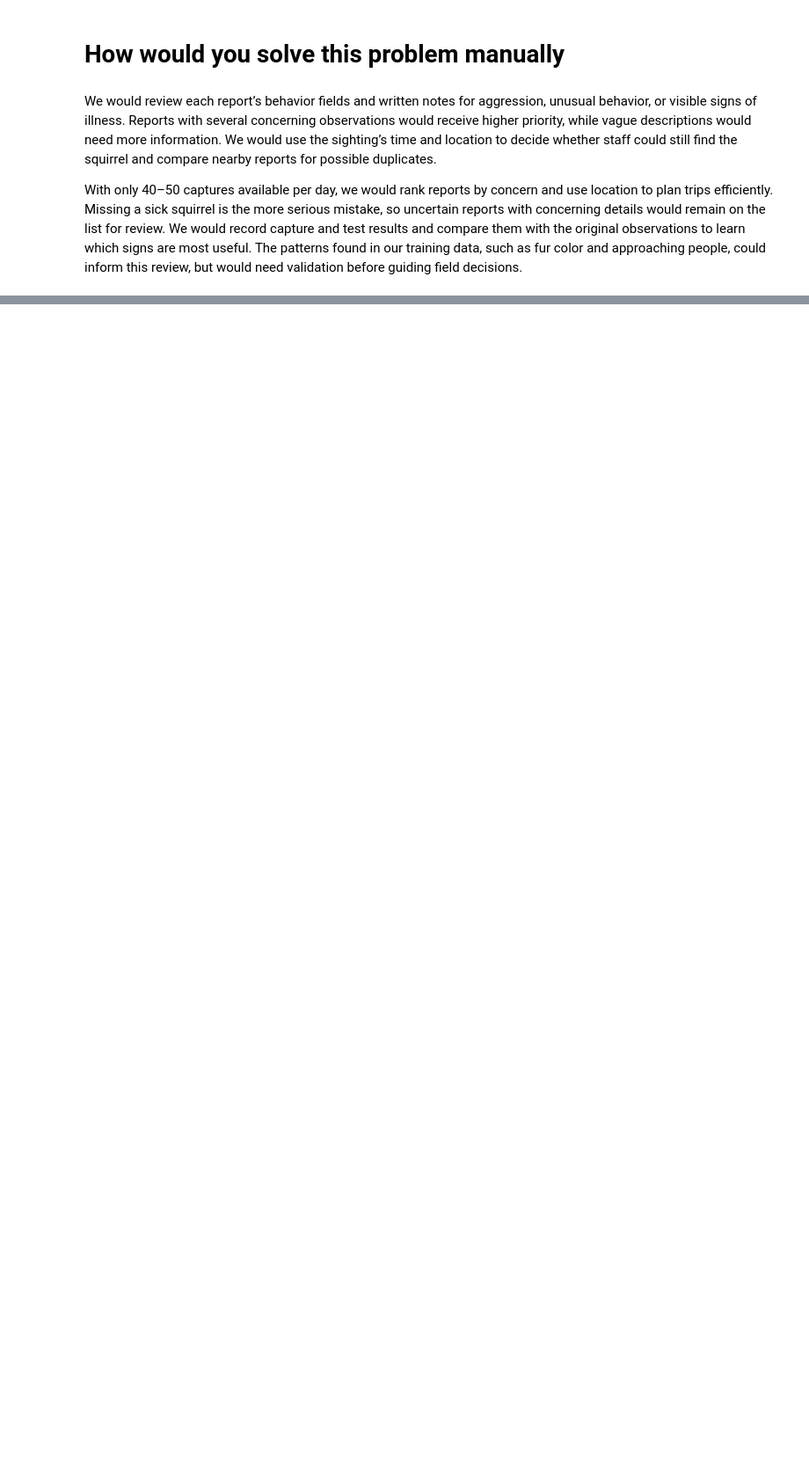
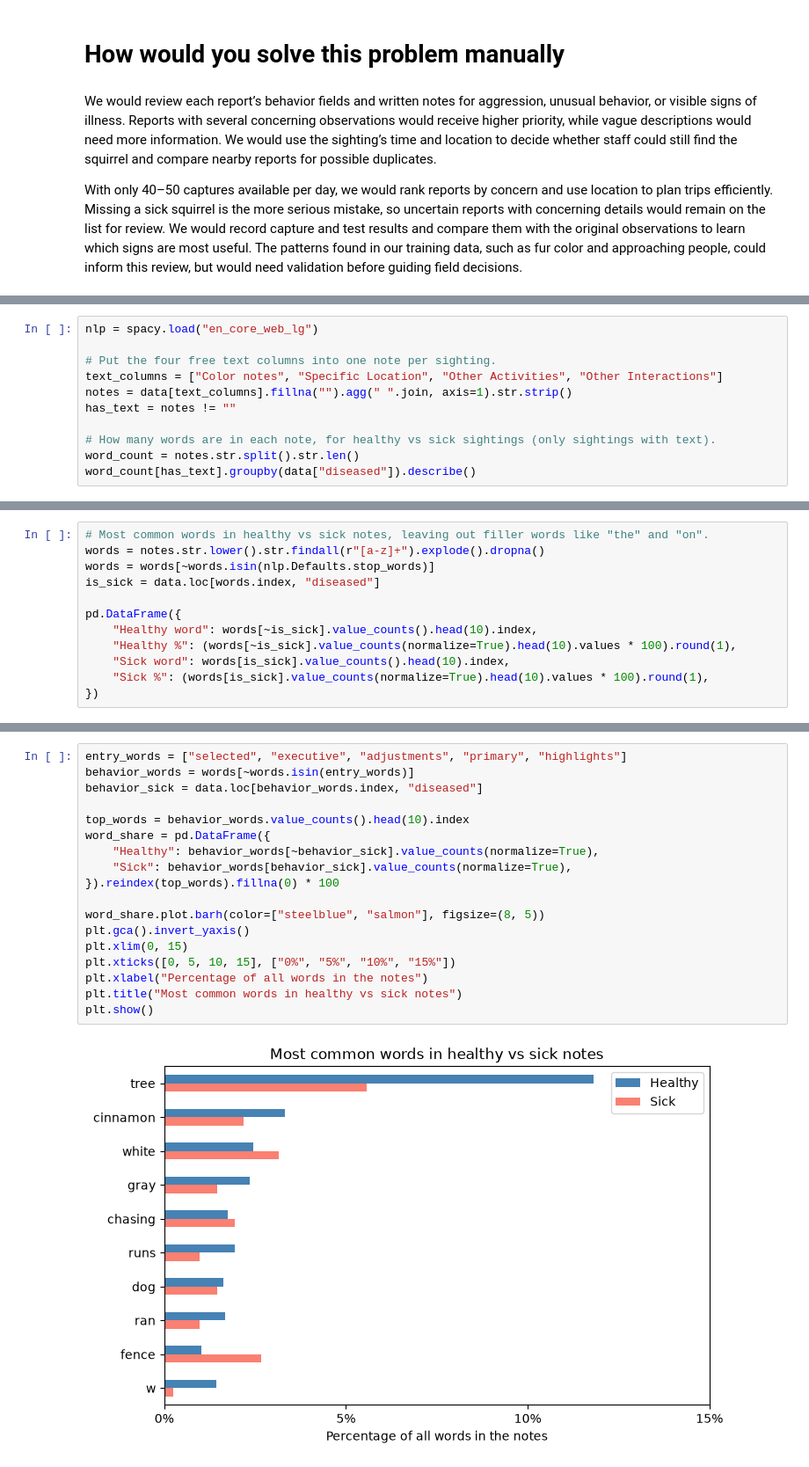
Before and after one commit to AJamell/Project2-NutosisMachineLearning, a Jupyter notebook: Nutosis - Exploration.ipynb, the cells around one changed output, grey strips where cells are left out. Shown at 88% size. Cells and saved outputs as stored; diff of their text form; blank space fills up the shorter version.

```diff
--- a/Nutosis - Exploration.ipynb
+++ b/Nutosis - Exploration.ipynb
@@ -299,0 +295,11 @@ Name: diseased, dtype: float64
+# %%
+nlp = spacy.load("en_core_web_lg")
+
+# Put the four free text columns into one note per sighting.
+text_columns = ["Color notes", "Specific Location", "Other Activities", "Other Interactions"]
+notes = data[text_columns].fillna("").agg(" ".join, axis=1).str.strip()
+has_text = notes != ""
+
+# How many words are in each note, for healthy vs sick sightings (only sightings with text).
+word_count = notes.str.split().str.len()
+word_count[has_text].groupby(data["diseased"]).describe()
@@ -299,0 +313,12 @@ Name: diseased, dtype: float64
+# %%
+# Most common words in healthy vs sick notes, leaving out filler words like "the" and "on".
+words = notes.str.lower().str.findall(r"[a-z]+").explode().dropna()
+words = words[~words.isin(nlp.Defaults.stop_words)]
+is_sick = data.loc[words.index, "diseased"]
+
+pd.DataFrame({
+    "Healthy word": words[~is_sick].value_counts().head(10).index,
+    "Healthy %": (words[~is_sick].value_counts(normalize=True).head(10).values * 100).round(1),
+    "Sick word": words[is_sick].value_counts().head(10).index,
+    "Sick %": (words[is_sick].value_counts(normalize=True).head(10).values * 100).round(1),
+})
@@ -299,0 +371,20 @@ Name: diseased, dtype: float64
+# %%
+entry_words = ["selected", "executive", "adjustments", "primary", "highlights"]
+behavior_words = words[~words.isin(entry_words)]
+behavior_sick = data.loc[behavior_words.index, "diseased"]
+
+top_words = behavior_words.value_counts().head(10).index
+word_share = pd.DataFrame({
+    "Healthy": behavior_words[~behavior_sick].value_counts(normalize=True),
+    "Sick": behavior_words[behavior_sick].value_counts(normalize=True),
+}).reindex(top_words).fillna(0) * 100
+
+word_share.plot.barh(color=["steelblue", "salmon"], figsize=(8, 5))
+plt.gca().invert_yaxis()
+plt.xlim(0, 15)
+plt.xticks([0, 5, 10, 15], ["0%", "5%", "10%", "15%"])
+plt.xlabel("Percentage of all words in the notes")
+plt.title("Most common words in healthy vs sick notes")
+plt.show()
+# %% [output]
+[figure, added]
```
Also changed, not shown: parts of 33 cells of this notebook.
